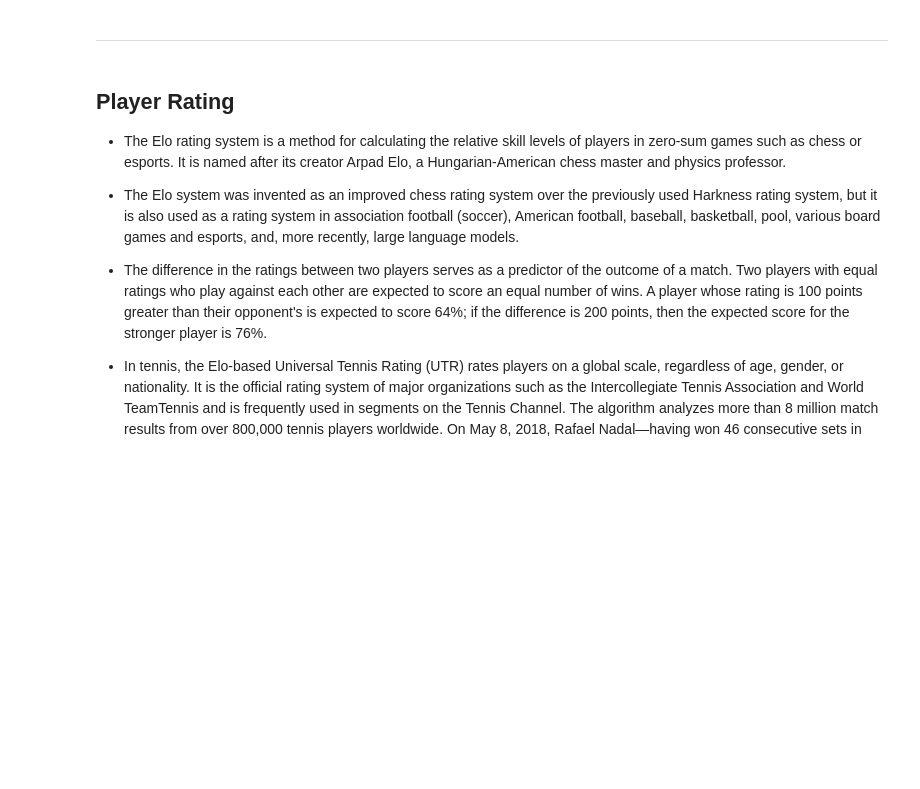
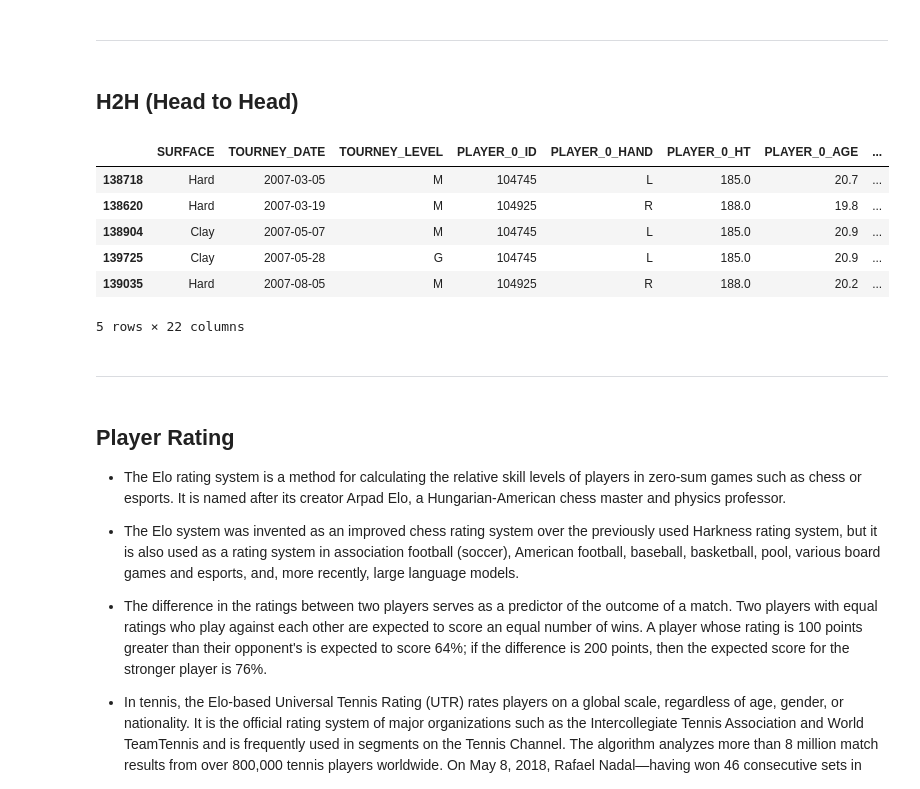
Before and after one commit to PauloRugani/atp-match-predictor, a Jupyter notebook: notebooks/3_feature_engineering.ipynb, the cells around one changed output. Drawn from its saved outputs; the diff is of its cells as text; code cells hidden in the pictures; blank space fills up the shorter version.

Commit message:
add: h2h matches chore: data aug

```diff
--- a/notebooks/3_feature_engineering.ipynb
+++ b/notebooks/3_feature_engineering.ipynb
@@ -118,3 +120,5 @@ sns.histplot(data=df['HT_DIFF'])
 [figure]
 # %% [markdown]
 ---
+# %% [markdown]
+## H2H (Head to Head)
@@ -120,0 +127,21 @@ sns.histplot(data=df['HT_DIFF'])
+# %%
+for index, row in df.iterrows():
+    player_0, player_1 = row['PLAYER_0_ID'], row['PLAYER_1_ID']
+    players_h2h.setdefault(player_0, {}).setdefault(player_1, 0)
+    players_h2h.setdefault(player_1, {}).setdefault(player_0, 0)
+
+    _0_win_vs_1 = players_h2h[player_0][player_1]
+    _1_win_vs_0 = players_h2h[player_1][player_0]
+
+    df.at[index, '0_WIN_VS_1'] = _0_win_vs_1
+    df.at[index, '1_WIN_VS_0'] = _1_win_vs_0
+
+    total_matches = _0_win_vs_1 + _1_win_vs_0
+    df.at[index, 'TOTAL_MATCHES'] = total_matches
+
+    df.at[index, '0_WIN_RATE'] = round((_0_win_vs_1 / total_matches), 3) if total_matches > 0 else 0
+    df.at[index, '1_WIN_RATE'] = round((_1_win_vs_0 / total_matches), 3) if total_matches > 0 else 0
+
+    df.at[index, 'WIN_RATE_DIFF'] = df.at[index, '0_WIN_RATE'] - df.at[index, '1_WIN_RATE']
+
+    players_h2h[player_0][player_1] += 1
@@ -121,3 +153,16 @@ sns.histplot(data=df['HT_DIFF'])
+# %%
+df[(df['PLAYER_0_ID'] == '104745') & (df['PLAYER_1_ID'] == '104925') |
+    (df['PLAYER_0_ID'] == '104925') & (df['PLAYER_1_ID'] == '104745')].head(5)
+# %% [output]
+|  | SURFACE | TOURNEY_DATE | TOURNEY_LEVEL | PLAYER_0_ID | PLAYER_0_HAND | PLAYER_0_HT | PLAYER_0_AGE | ... |
+| 138718 | Hard | 2007-03-05 | M | 104745 | L | 185.0 | 20.7 | ... |
+| 138620 | Hard | 2007-03-19 | M | 104925 | R | 188.0 | 19.8 | ... |
+| 138904 | Clay | 2007-05-07 | M | 104745 | L | 185.0 | 20.9 | ... |
+| 139725 | Clay | 2007-05-28 | G | 104745 | L | 185.0 | 20.9 | ... |
+| 139035 | Hard | 2007-08-05 | M | 104925 | R | 188.0 | 20.2 | ... |
+5 rows × 22 columns
+# %% [markdown]
+---
 # %% [markdown]
 ## Player Rating
 
```
Also changed, not shown: parts of 20 cells of this notebook, 3 other files.
